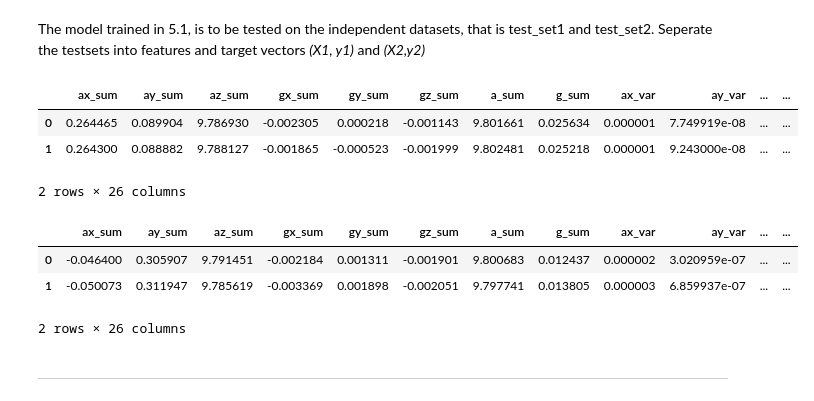
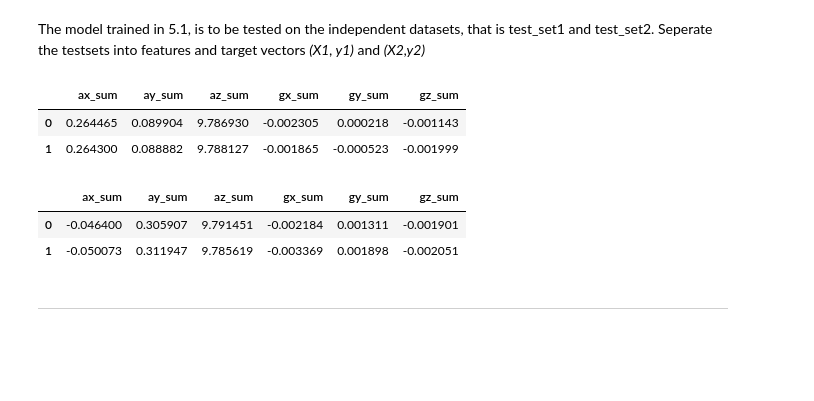
Before and after one commit to Sarah-Jasim/engg680_2024_fall, a Jupyter notebook: Lab Assignment 4/Assignment 4.ipynb, the cells around one changed output. Cells and saved outputs as stored; diff of their text form; code cells hidden in the pictures; blank space fills up the shorter version.

```diff
--- a/Lab Assignment 4/Assignment 4.ipynb
+++ b/Lab Assignment 4/Assignment 4.ipynb
@@ -1146,5 +1275,6 @@ ___
 # %%
 # TODO - Load group selected features from cv_set to X
-# X =
+selected_features = ['ax_sum', 'ay_sum', 'az_sum', 'gx_sum', 'gy_sum', 'gz_sum']
+X = cv_set[selected_features]
 X.head(2)
 # %% [output]
@@ -1213,24 +1399,22 @@ The model trained in 5.1, is to be tested on the independent datasets, that is t
 Seperate the testsets into features and target vectors *(X1, y1)* and *(X2,y2)*
 # %%
 # TODO - Load the target vector from test_set1 into y1, and the selected features from test_set1 into X1
-# y1 =
-# X1 =
+y1 = test_set1['motion_state']
+X1 = test_set1[selected_features]
 X1.head(2)
 # %% [output]
-|  | ax_sum | ay_sum | az_sum | gx_sum | gy_sum | gz_sum | a_sum | g_sum | ax_var | ay_var | ... | ... |
-| 0 | 0.264465 | 0.089904 | 9.786930 | -0.002305 | 0.000218 | -0.001143 | 9.801661 | 0.025634 | 0.000001 | 7.749919e-08 | ... | ... |
-| 1 | 0.264300 | 0.088882 | 9.788127 | -0.001865 | -0.000523 | -0.001999 | 9.802481 | 0.025218 | 0.000001 | 9.243000e-08 | ... | ... |
+|  | ax_sum | ay_sum | az_sum | gx_sum | gy_sum | gz_sum |
+| 0 | 0.264465 | 0.089904 | 9.786930 | -0.002305 | 0.000218 | -0.001143 |
+| 1 | 0.264300 | 0.088882 | 9.788127 | -0.001865 | -0.000523 | -0.001999 |
-2 rows × 26 columns
 # %%
 # TODO - Load the target vector from test_set2 into y2, and the selected features from test_set2 into X2
-# y2 =
-# X2 =
+y2 = test_set2['motion_state']
+X2 = test_set2[selected_features]
 X2.head(2)
 # %% [output]
-|  | ax_sum | ay_sum | az_sum | gx_sum | gy_sum | gz_sum | a_sum | g_sum | ax_var | ay_var | ... | ... |
-| 0 | -0.046400 | 0.305907 | 9.791451 | -0.002184 | 0.001311 | -0.001901 | 9.800683 | 0.012437 | 0.000002 | 3.020959e-07 | ... | ... |
-| 1 | -0.050073 | 0.311947 | 9.785619 | -0.003369 | 0.001898 | -0.002051 | 9.797741 | 0.013805 | 0.000003 | 6.859937e-07 | ... | ... |
+|  | ax_sum | ay_sum | az_sum | gx_sum | gy_sum | gz_sum |
+| 0 | -0.046400 | 0.305907 | 9.791451 | -0.002184 | 0.001311 | -0.001901 |
+| 1 | -0.050073 | 0.311947 | 9.785619 | -0.003369 | 0.001898 | -0.002051 |
-2 rows × 26 columns
 # %% [markdown]
 ___
 # %% [markdown]
```
Also changed, not shown: parts of 49 cells of this notebook.
